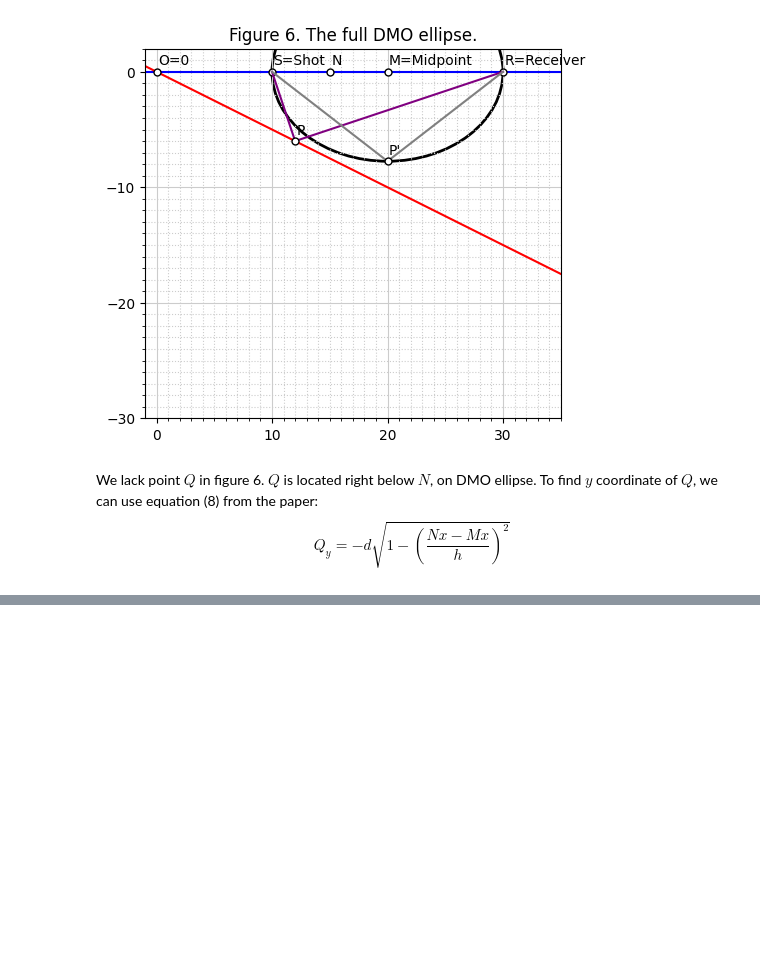
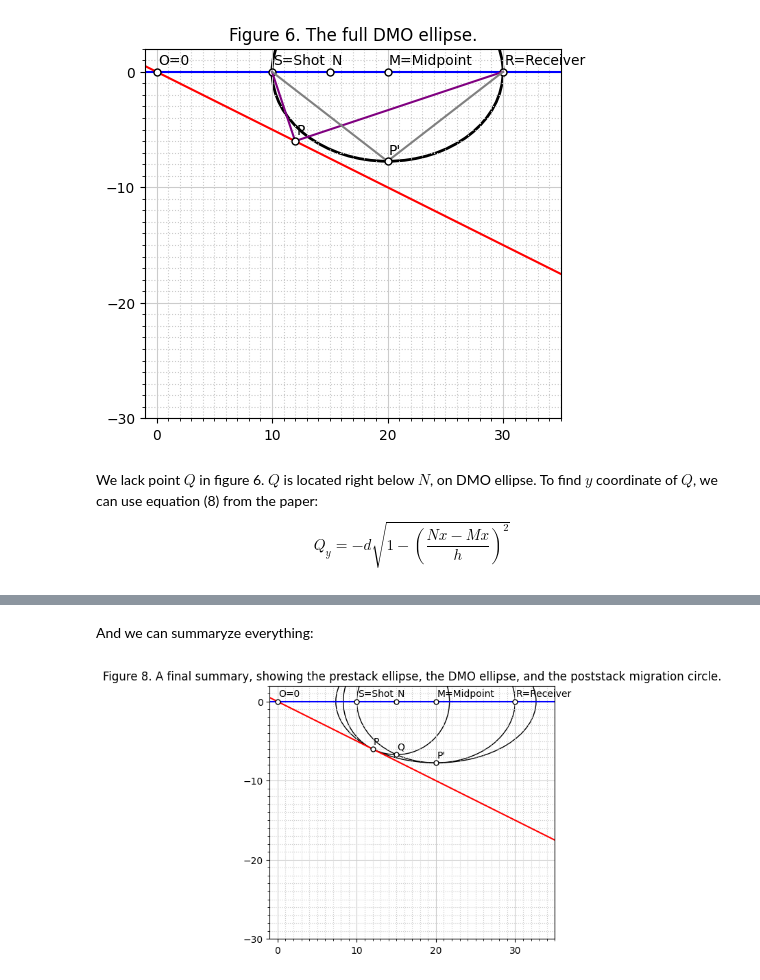
Before and after one commit to softwareunderground/repro-zoo, a Jupyter notebook: russel-1998/russel-1998.ipynb, the cells around one changed output, grey strips where cells are left out. Cells and saved outputs as stored; diff of their text form; code cells hidden in the pictures; blank space fills up the shorter version.

```diff
--- a/russel-1998/russel-1998.ipynb
+++ b/russel-1998/russel-1998.ipynb
@@ -418,0 +447,21 @@ Nx/h
+# %% [markdown]
+And we can summaryze everything:
+# %%
+# Plot template (Figure 1)
+make_plot()
+
+# N, P, P', Q
+plot_points([N_p, P_p, Pp_p, Q_p])
+
+# Ellipses
+prestack_ellipse = Ellipse([Mx, My], L*2, d*2, linewidth=1, fill=False)
+plt.gca().add_artist(prestack_ellipse)
+dmo_ellipse = Ellipse([Mx, My], h*2, d*2, linewidth=1, fill=False)
+plt.gca().add_artist(dmo_ellipse)
+post_migration_ellipse = Ellipse([Nx, Ny], Qy*2, Qy*2, linewidth=1, fill=False)
+plt.gca().add_artist(post_migration_ellipse)
+
+plt.title('Figure 8. A final summary, showing the prestack ellipse, the DMO ellipse, and the poststack migration circle.')
+plt.show()
+# %% [output]
+[figure, added]
```
Also changed, not shown: parts of 8 cells of this notebook.
